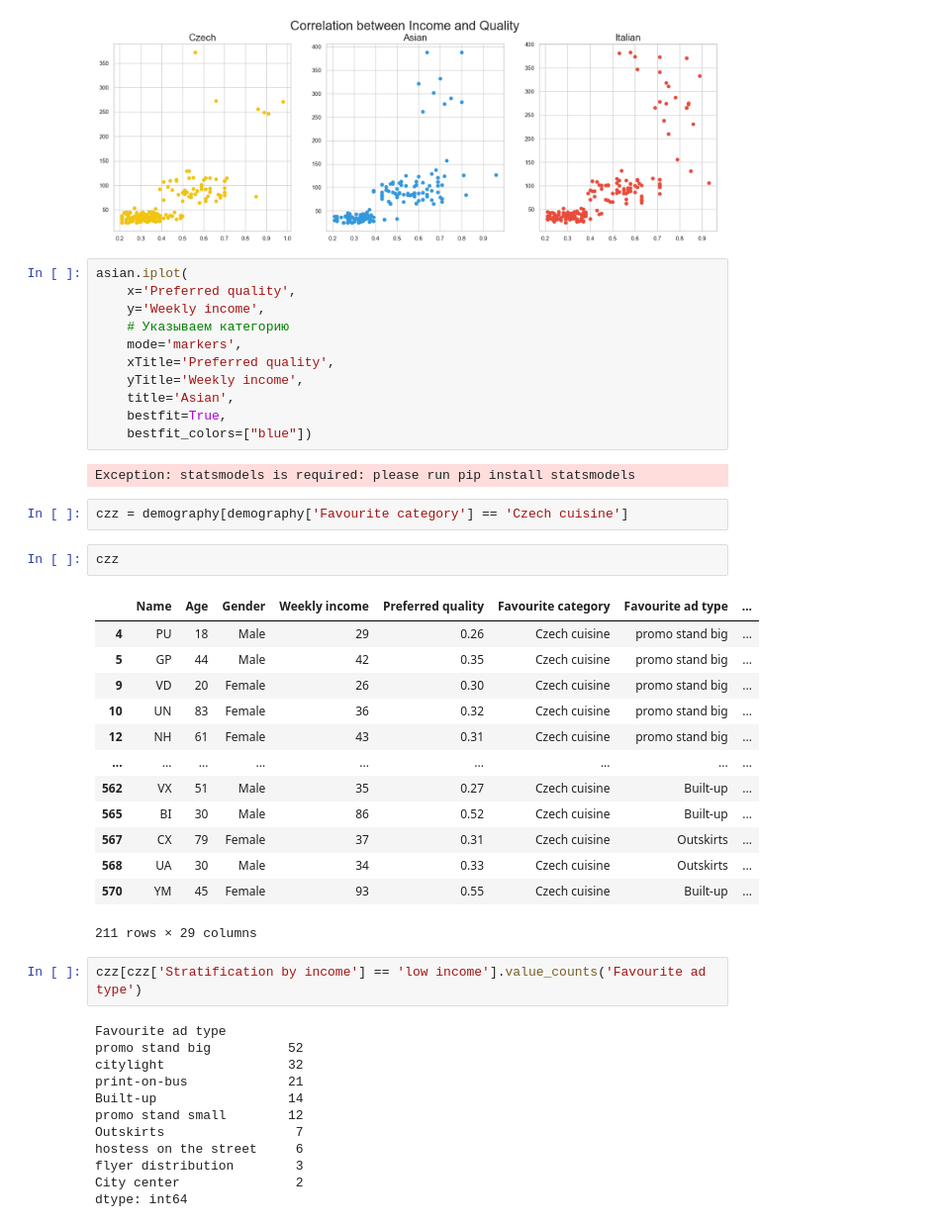
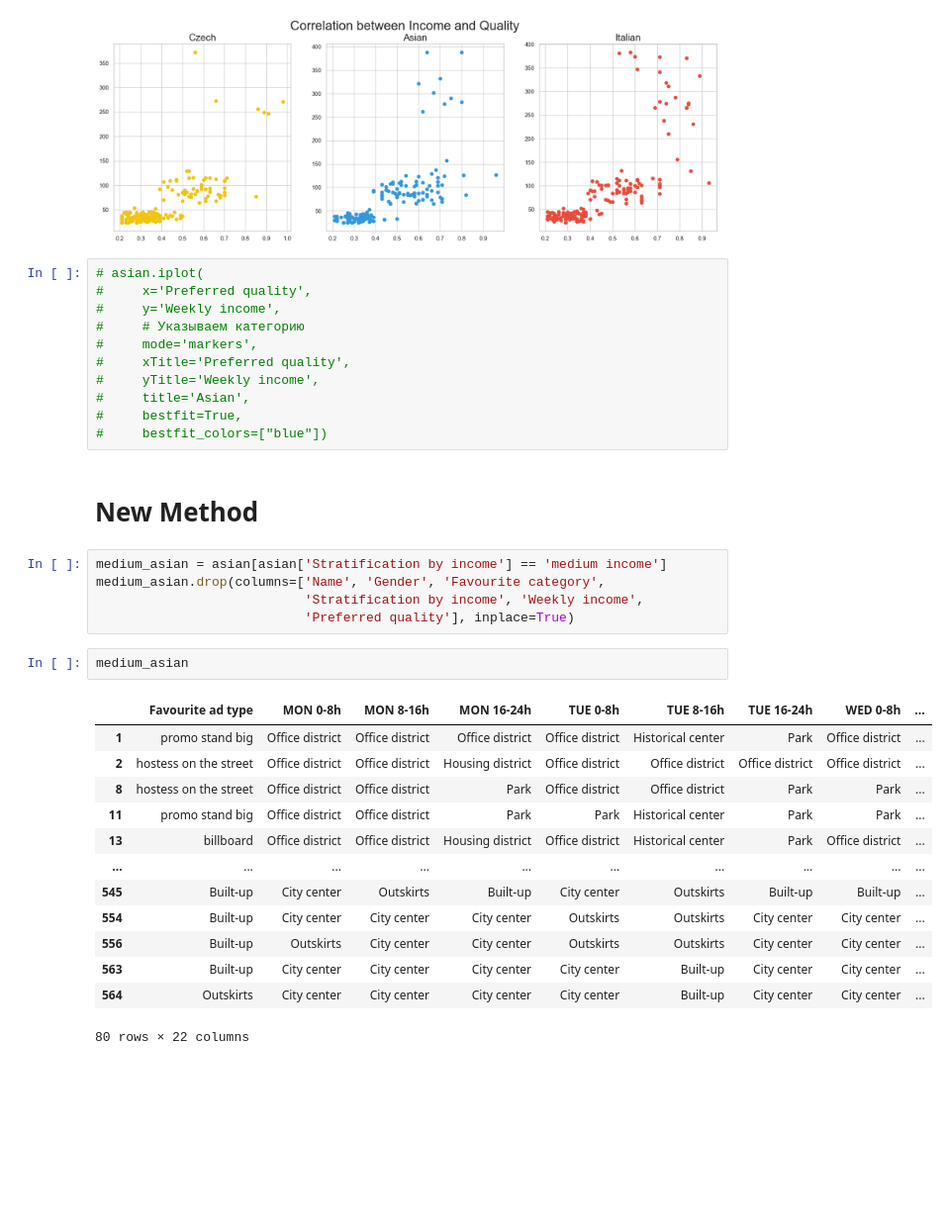
Before and after one commit to utikpuhlik/minimum, a Jupyter notebook: main.ipynb, the cells around one changed output. Shown at 99% size. Cells and saved outputs as stored; diff of their text form; blank space fills up the shorter version.

```diff
--- a/main.ipynb
+++ b/main.ipynb
@@ -275,47 +289,36 @@ plt.scatter(it['Preferred quality'], it['Weekly income'], label='Italian', color
 # %% [output]
 [figure]
 # %%
-asian.iplot(
-    x='Preferred quality',
-    y='Weekly income',
-    # Указываем категорию
-    mode='markers',
-    xTitle='Preferred quality',
-    yTitle='Weekly income',
-    title='Asian',
-    bestfit=True,
-    bestfit_colors=["blue"])
+# asian.iplot(
+#     x='Preferred quality',
+#     y='Weekly income',
+#     # Указываем категорию
+#     mode='markers',
+#     xTitle='Preferred quality',
+#     yTitle='Weekly income',
+#     title='Asian',
+#     bestfit=True,
+#     bestfit_colors=["blue"])
-# %% [output]
-Exception: statsmodels is required: please run pip install statsmodels
-# %%
-czz = demography[demography['Favourite category'] == 'Czech cuisine']
-# %%
-czz
-# %% [output]
-|  | Name | Age | Gender | Weekly income | Preferred quality | Favourite category | Favourite ad type | ... |
-| 4 | PU | 18 | Male | 29 | 0.26 | Czech cuisine | promo stand big | ... |
-| 5 | GP | 44 | Male | 42 | 0.35 | Czech cuisine | promo stand big | ... |
-| 9 | VD | 20 | Female | 26 | 0.30 | Czech cuisine | promo stand big | ... |
-| 10 | UN | 83 | Female | 36 | 0.32 | Czech cuisine | promo stand big | ... |
-| 12 | NH | 61 | Female | 43 | 0.31 | Czech cuisine | promo stand big | ... |
-| ... | ... | ... | ... | ... | ... | ... | ... | ... |
-| 562 | VX | 51 | Male | 35 | 0.27 | Czech cuisine | Built-up | ... |
-| 565 | BI | 30 | Male | 86 | 0.52 | Czech cuisine | Built-up | ... |
-| 567 | CX | 79 | Female | 37 | 0.31 | Czech cuisine | Outskirts | ... |
-| 568 | UA | 30 | Male | 34 | 0.33 | Czech cuisine | Outskirts | ... |
-| 570 | YM | 45 | Female | 93 | 0.55 | Czech cuisine | Built-up | ... |
-211 rows × 29 columns
-# %%
-czz[czz['Stratification by income'] == 'low income'].value_counts('Favourite ad type')
-# %% [output]
-Favourite ad type
-promo stand big          52
-citylight                32
-print-on-bus             21
-Built-up                 14
-promo stand small        12
-Outskirts                 7
-hostess on the street     6
-flyer distribution        3
-City center               2
-dtype: int64
+# %% [markdown]
+# New Method
+# %%
+medium_asian = asian[asian['Stratification by income'] == 'medium income']
+medium_asian.drop(columns=['Name', 'Gender', 'Favourite category',
+                           'Stratification by income', 'Weekly income',
+                           'Preferred quality'], inplace=True)
+# %%
+medium_asian
+# %% [output]
+|  | Favourite ad type | MON 0-8h | MON 8-16h | MON 16-24h | TUE 0-8h | TUE 8-16h | TUE 16-24h | WED 0-8h | ... |
+| 1 | promo stand big | Office district | Office district | Office district | Office district | Historical center | Park | Office district | ... |
+| 2 | hostess on the street | Office district | Office district | Housing district | Office district | Office district | Office district | Office district | ... |
+| 8 | hostess on the street | Office district | Office district | Park | Office district | Office district | Park | Park | ... |
+| 11 | promo stand big | Office district | Office district | Park | Park | Historical center | Park | Park | ... |
+| 13 | billboard | Office district | Office district | Housing district | Office district | Historical center | Park | Office district | ... |
+| ... | ... | ... | ... | ... | ... | ... | ... | ... | ... |
+| 545 | Built-up | City center | Outskirts | Built-up | City center | Outskirts | Built-up | Built-up | ... |
+| 554 | Built-up | City center | City center | City center | Outskirts | Outskirts | City center | City center | ... |
+| 556 | Built-up | Outskirts | City center | City center | Outskirts | Outskirts | City center | City center | ... |
+| 563 | Built-up | City center | City center | City center | City center | Built-up | City center | City center | ... |
+| 564 | Outskirts | City center | City center | City center | City center | Built-up | City center | City center | ... |
+80 rows × 22 columns
```
Also changed, not shown: parts of 13 cells of this notebook.
